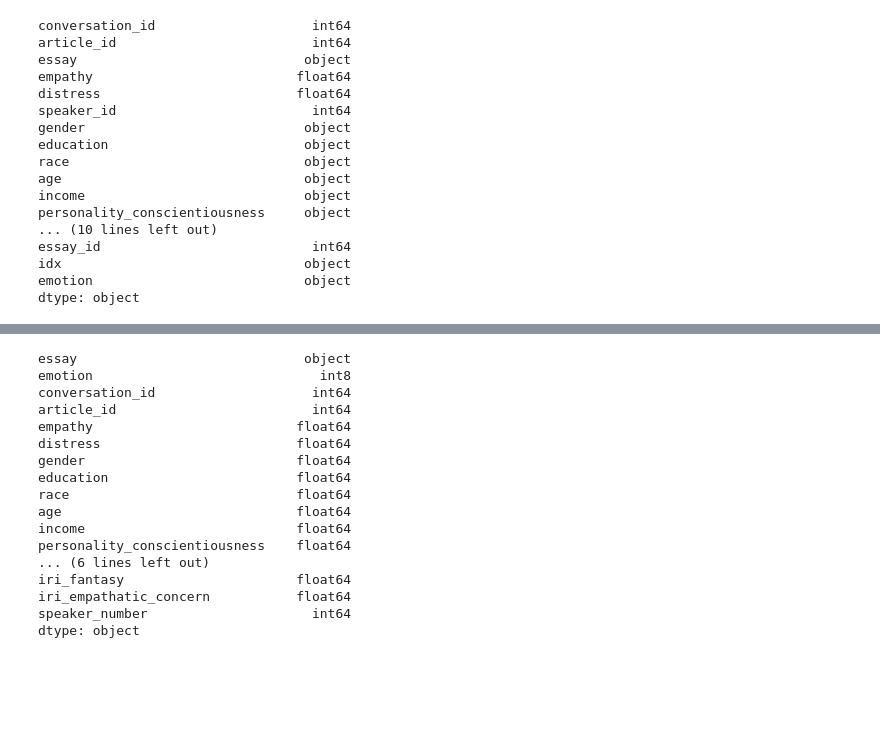
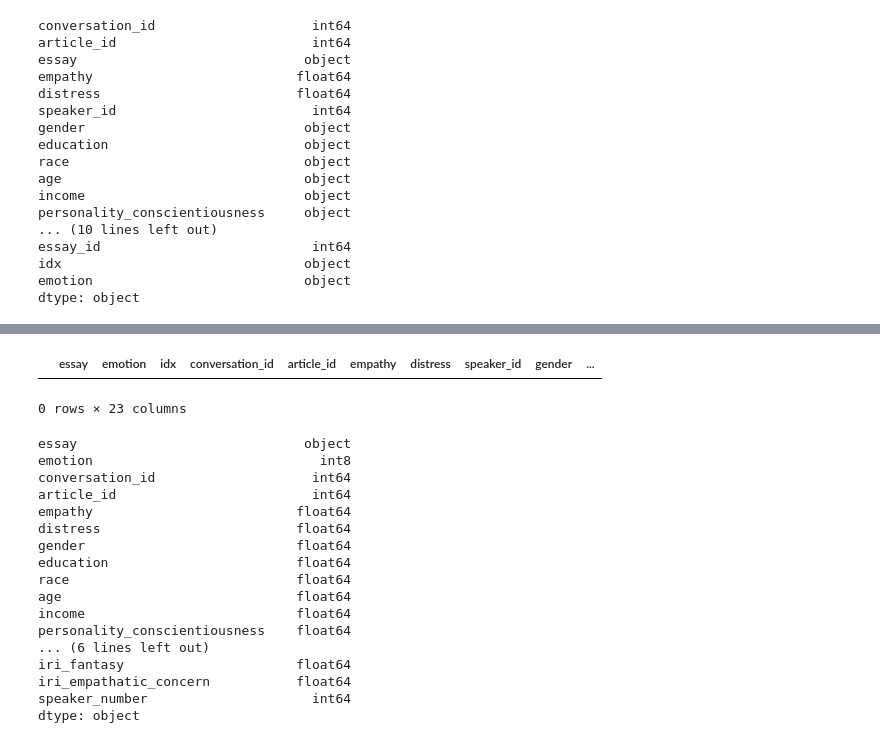
Before and after one commit to hasan-rakibul/WASSA23-empathy-emotion, a Jupyter notebook: preprocessing.ipynb, the cells around one changed output, grey strips where cells are left out. Cells and saved outputs as stored; diff of their text form; code cells hidden in the pictures; blank space fills up the shorter version.

```diff
--- a/preprocessing.ipynb
+++ b/preprocessing.ipynb
@@ -76,6 +105,11 @@ iri_fantasy                      False
 iri_empathatic_concern           False
 speaker_number                   False
 dtype: bool
+# %%
+essay_empathy
+# %% [output]
+|  | essay | emotion | idx | conversation_id | article_id | empathy | distress | speaker_id | gender | ... |
+0 rows × 23 columns
 # %%
 # essay_empathy['emotion'].nunique()
 # %%
```
Also changed, not shown: parts of 10 cells of this notebook, 3 other files.
